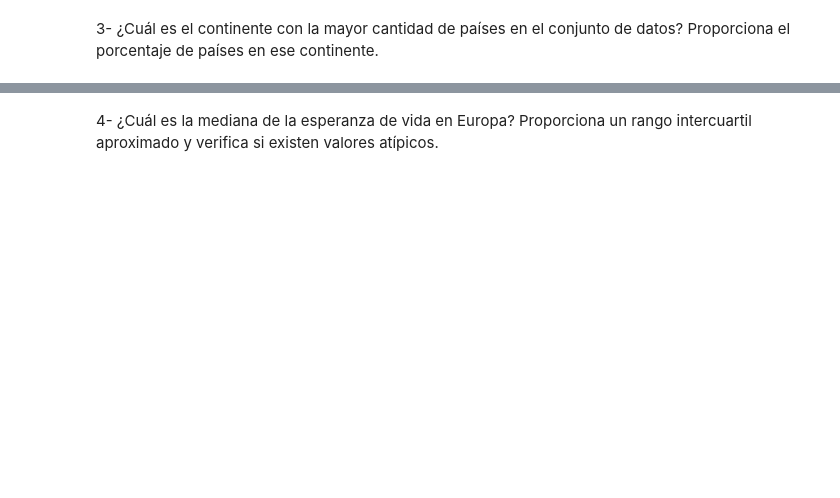
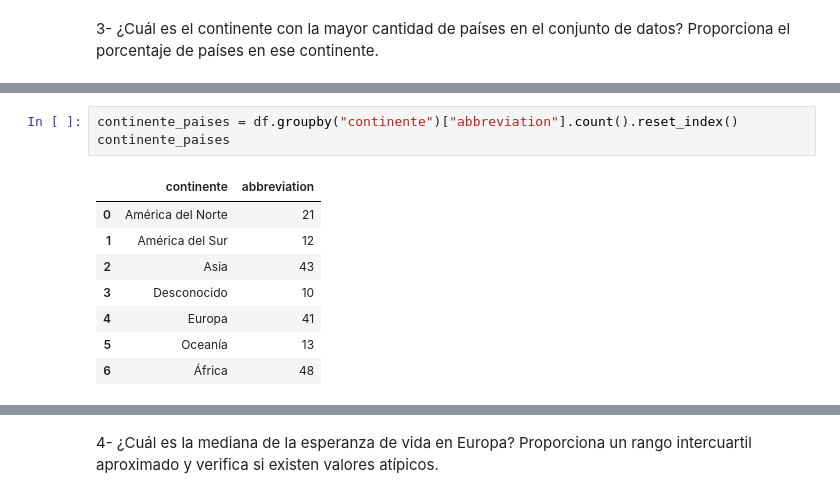
Before and after one commit to Adalab/da-modulo3-sprint2-pairprogramming-MCTamara, a Jupyter notebook: pair-VISUALIZACIÓN.ipynb, the cells around one changed output, grey strips where cells are left out. Saved outputs shown, nothing was run; the diff lists cells and outputs as text; blank space fills up the shorter version.

```diff
--- a/pair-VISUALIZACIÓN.ipynb
+++ b/pair-VISUALIZACIÓN.ipynb
@@ -139,0 +142,12 @@ TypeError: yticks(): Parameter 'labels' can't be set without setting 'ticks'
+# %%
+continente_paises = df.groupby("continente")["abbreviation"].count().reset_index()
+continente_paises
+# %% [output]
+|  | continente | abbreviation |
+| 0 | América del Norte | 21 |
+| 1 | América del Sur | 12 |
+| 2 | Asia | 43 |
+| 3 | Desconocido | 10 |
+| 4 | Europa | 41 |
+| 5 | Oceanía | 13 |
+| 6 | África | 48 |
```
Also changed, not shown: parts of 9 cells of this notebook.
